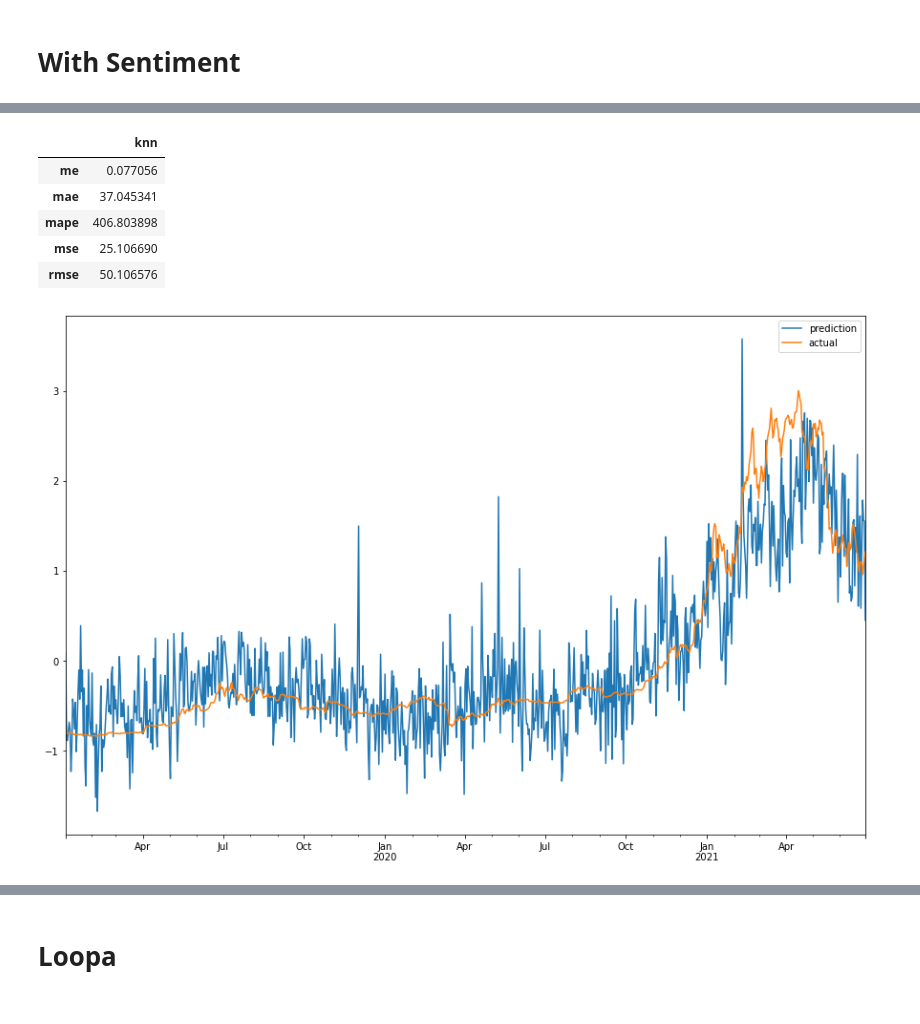
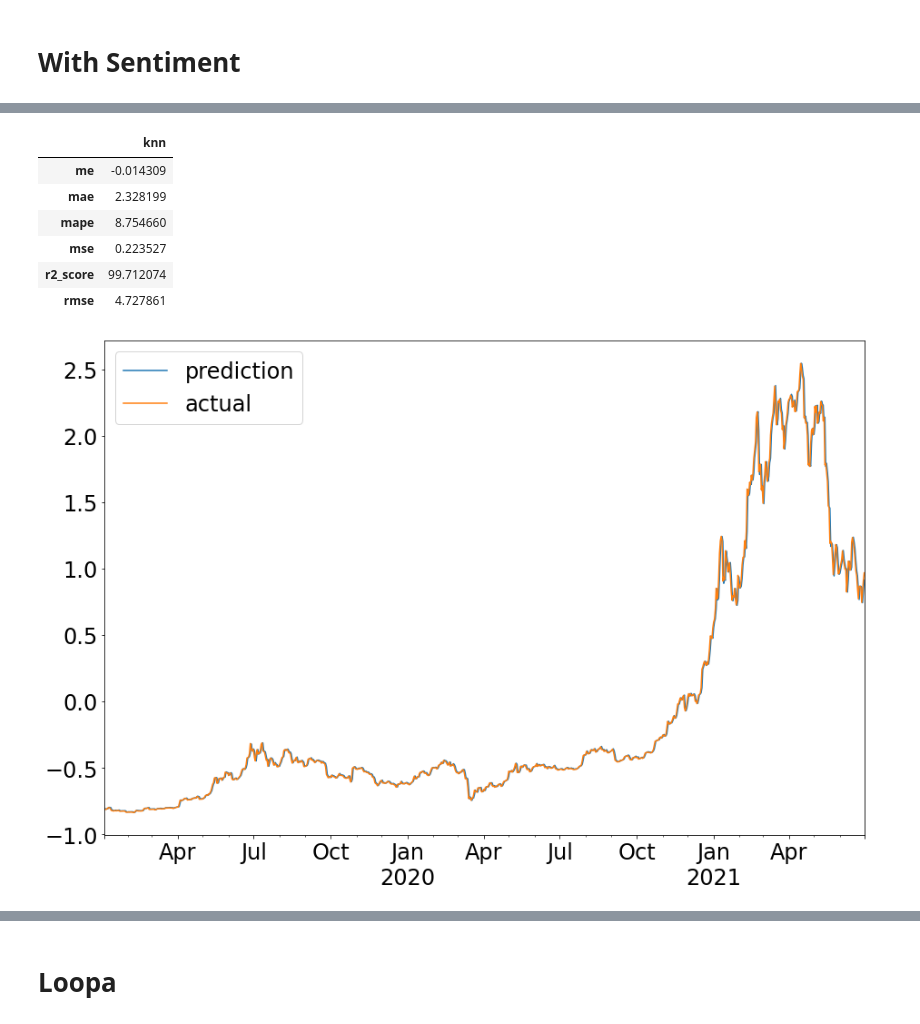
Before and after one commit to VeniJeen/CryptoSent, a Jupyter notebook: Predictions/ML/ml101.ipynb, the cells around one changed output, grey strips where cells are left out. Saved outputs shown, nothing was run; the diff lists cells and outputs as text; code cells hidden in the pictures.

```diff
--- a/Predictions/ML/ml101.ipynb
+++ b/Predictions/ML/ml101.ipynb
@@ -252,0 +342,35 @@ plt.subplots_adjust(left=.3)
+# %%
+import matplotlib.pyplot as plt
+
+coefs = pd.DataFrame(
+   model.coef_,
+   columns=['Coefficients'], index=features.columns
+).sort_values(by='Coefficients')
+
+coefs=coefs.T.rename(columns={'sell':'Sell', 'buy':'Buy', 'volume':'Volume',
+'sent_ntusd':'NTUSD Posts', 'sent_ntusd_wavg':'NTUSD Posts WA', 'sent_ntusd_coms':'NTUSD Comments', 'sent_ntusd_coms_wavg':'NTUSD Comments WA',
+'sent_lr':'LR Posts', 'sent_lr_coms': 'LR Comments',
+'sent_fb':'FinBERT', 'sent_fbt':'FinBERT Tone','sent_db':'DistilBERT',
+'sent_dbe_sadness':'DistilBERT Sadness', 'sent_dbe_joy':'DistilBERT Joy','sent_dbe_love':'DistilBERT Love', 'sent_dbe_anger':'DistilBERT Anger',
+'sent_dbe_fear':'DistilBERT Fear', 'sent_dbe_surprise':'DistilBERT Surprise',
+        'high':'High','low':'Low','close':'Close','difference':'Difference','perc':'% Change','open':'Open'}).T
+
+plt.rcParams["figure.figsize"] = (15,9)
+plt.rcParams.update({'font.size': 24})
+
+
+coefs.plot(kind='barh',legend=False)
+
+plt.axvline(x=0, color='.5')
+plt.subplots_adjust(left=.3)
+
+
+#plt.xlabel('Date')
+plt.ylabel('Features')
+plt.xlabel('β coefficient')
+#plt.title("Sentiment Features Coefficients")
+plt.title("Financial Features Coefficients")
+#fig.tight_layout()
+plt.savefig('financial_feature_importance.png',bbox_inches='tight')
+#plt.savefig('sentiment_feature_importance.png',bbox_inches='tight')
+plt.show()
@@ -253,26 +393,27 @@ plt.subplots_adjust(left=.3)
 # %%
 pred=model.predict(x)
 res=pd.concat(
     [
     pd.DataFrame(
         pred,
         columns=['prediction'],
         index=dt_index[-len(pred):]
         ),
     pd.DataFrame(
         y,
         columns=['actual'],
         index=dt_index[-len(pred):]
         )
     ]
     ,axis=1)
 res.plot(figsize=(15,10));
-evaluate_pred(res['prediction'],res['actual'],model_name='knn')*100
+evaluate_pred(res['actual'],res['prediction'],model_name='knn')*100
 # %% [output]
 |  | knn |
-| me | 0.077056 |
-| mae | 37.045341 |
-| mape | 406.803898 |
-| mse | 25.106690 |
-| rmse | 50.106576 |
+| me | -0.014309 |
+| mae | 2.328199 |
+| mape | 8.754660 |
+| mse | 0.223527 |
+| r2_score | 99.712074 |
+| rmse | 4.727861 |
-[figure, old version]
+[figure, new version]
```
Also changed, not shown: parts of 65 cells of this notebook, 6 other files.
